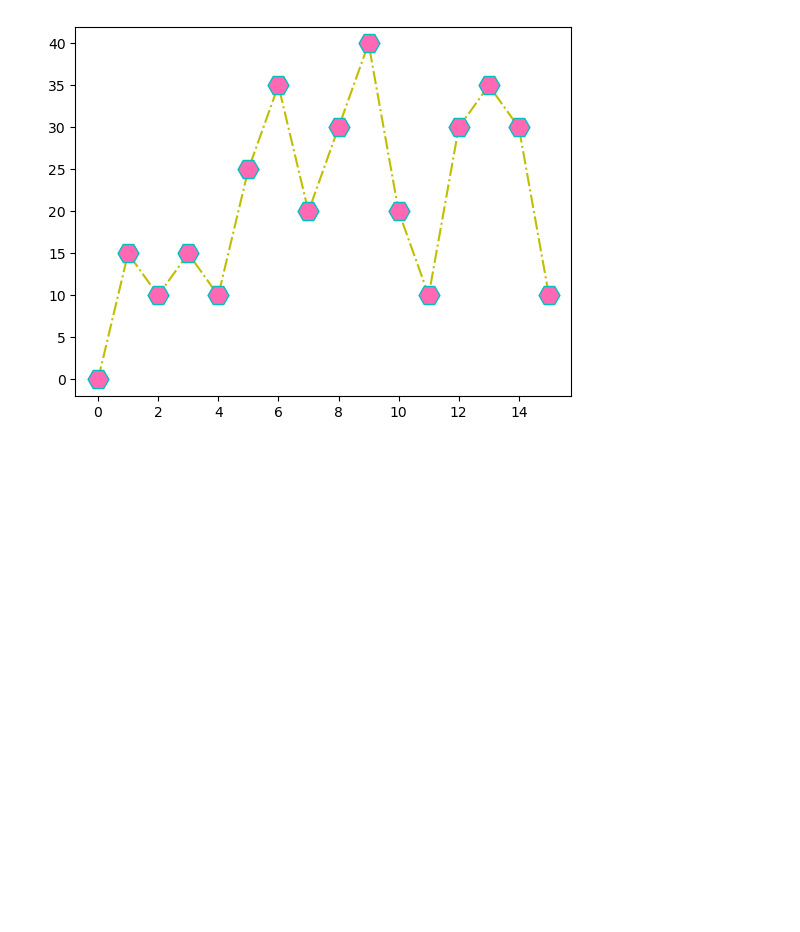
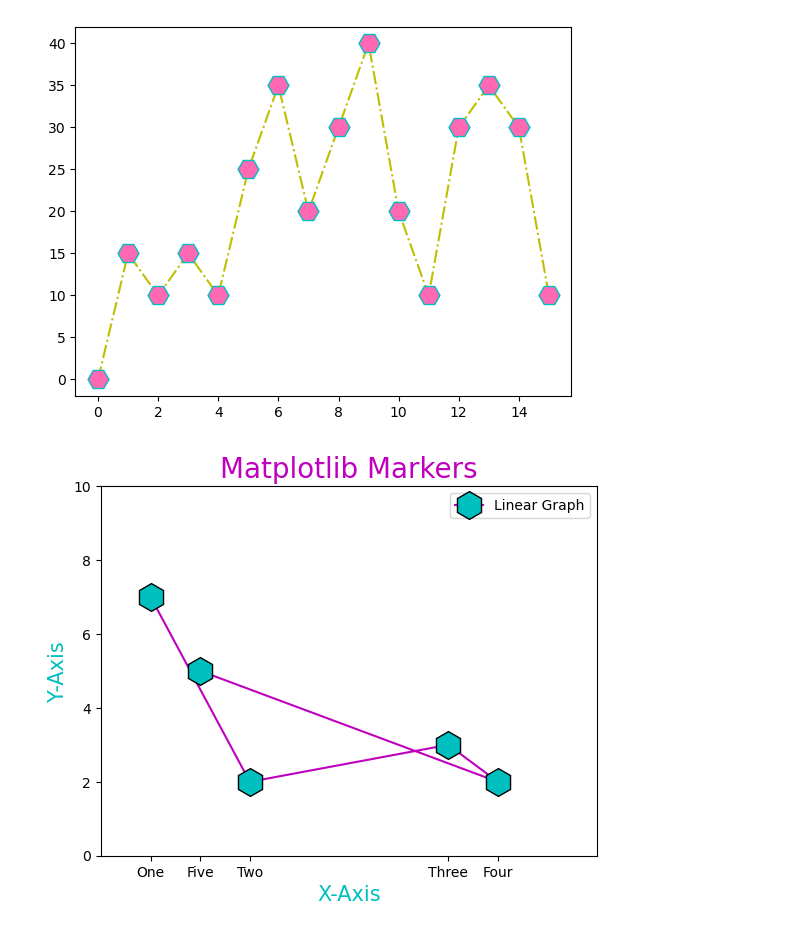
Before and after one commit to jabedkhanjb/Matplotlib, a Jupyter notebook: Matplotlib 4 Markers/Matplotlib Markers.ipynb, the cells around one changed output. Drawn from its saved outputs; the diff is of its cells as text; code cells hidden in the pictures; blank space fills up the shorter version.

```diff
--- a/Matplotlib 4 Markers/Matplotlib Markers.ipynb
+++ b/Matplotlib 4 Markers/Matplotlib Markers.ipynb
@@ -210,3 +210,24 @@ plt.plot(ypoint, "H-.y", ms = "15", mec = "c", mfc = "hotpink" )
 plt.show()
 # %% [output]
 [figure]
+# %%
+import matplotlib.pyplot as plt
+import numpy as np
+
+xpoint = np.array([1, 3, 7, 8, 2])
+ypoint = np.array([7, 2, 3, 2, 5])
+
+plt.plot(xpoint, ypoint, "h-m", ms=20, mec="k", mfc="c")
+plt.legend(["Linear Graph"])
+plt.title("Matplotlib Markers", fontsize = 20, color = "m")
+plt.xlabel("X-Axis", fontsize = 15, color = "c")
+plt.ylabel("Y-Axis", fontsize = 15, color = "c")
+plt.xlim(0, 10)
+plt.ylim(0, 10)
+plt.xticks(xpoint, labels = ["One", "Two", "Three", "Four", "Five"])
+
+
+
+plt.show()
+# %% [output]
+[figure, added]
```
Also changed, not shown: 1 other file.
